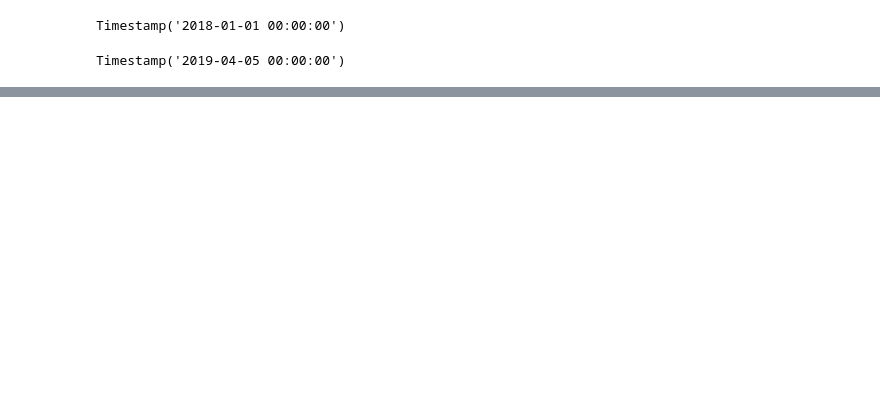
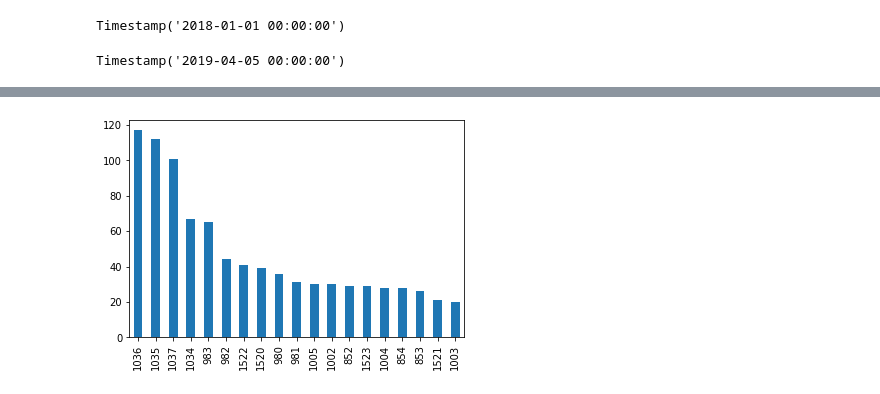
Before and after one commit to LicaCepillo/dio_data_python, a Jupyter notebook: tabelal_excel_pandas.ipynb, the cells around one changed output, grey strips where cells are left out. Cells and saved outputs as stored; diff of their text form; code cells hidden in the pictures; blank space fills up the shorter version.

```diff
--- a/tabelal_excel_pandas.ipynb
+++ b/tabelal_excel_pandas.ipynb
@@ -265,0 +261,3 @@ df.sample(5)
+# %%
+#Explorando coluna de trimestre
+df["Trimestre_Venda"] = df["Data"].dt.quarter
@@ -265,0 +322,5 @@ df.sample(5)
+# %%
+#Gráfico de Barras
+df["LojaID"].value_counts(ascending=False).plot.bar();
+# %% [output]
+[figure, added]
```
Also changed, not shown: parts of 25 cells of this notebook.
